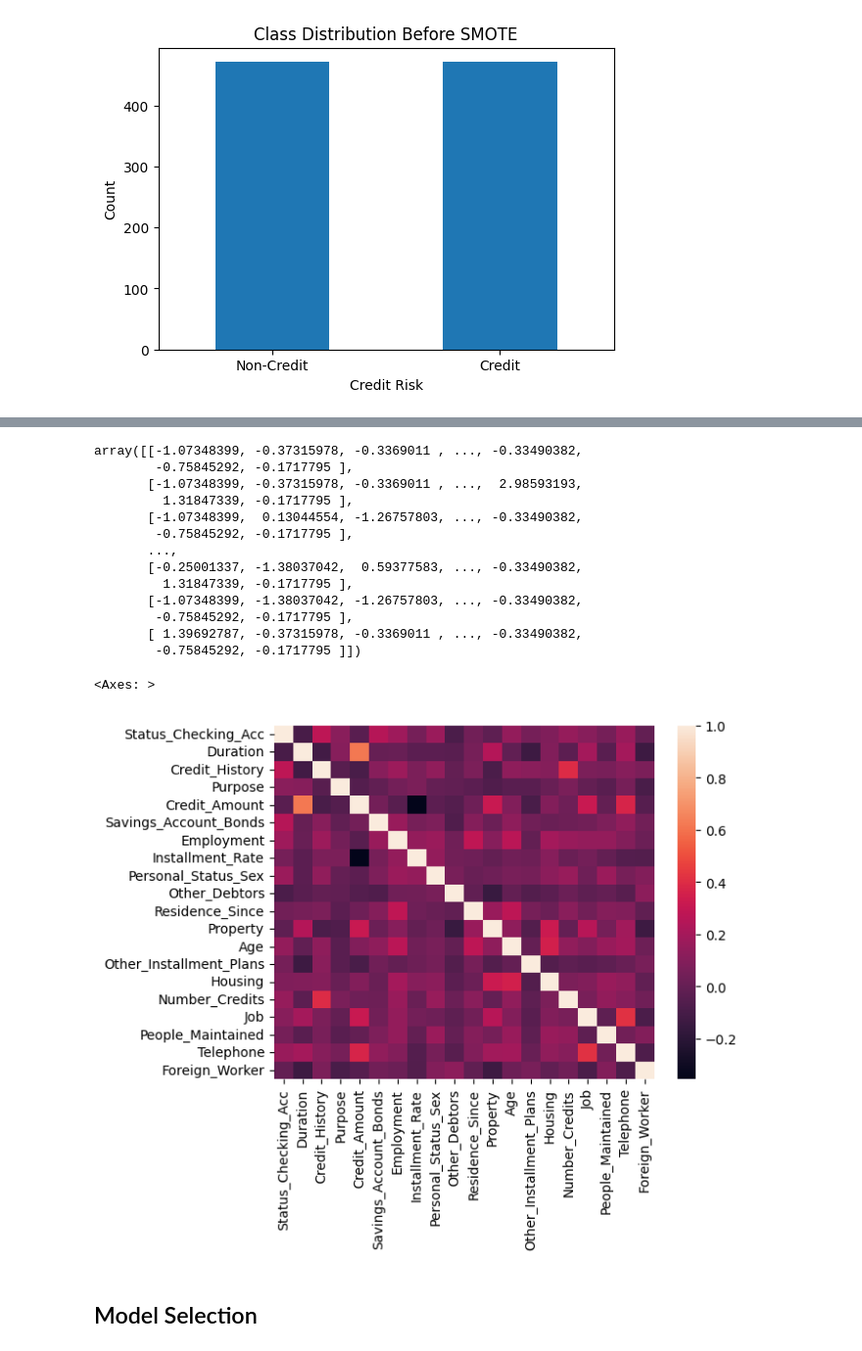
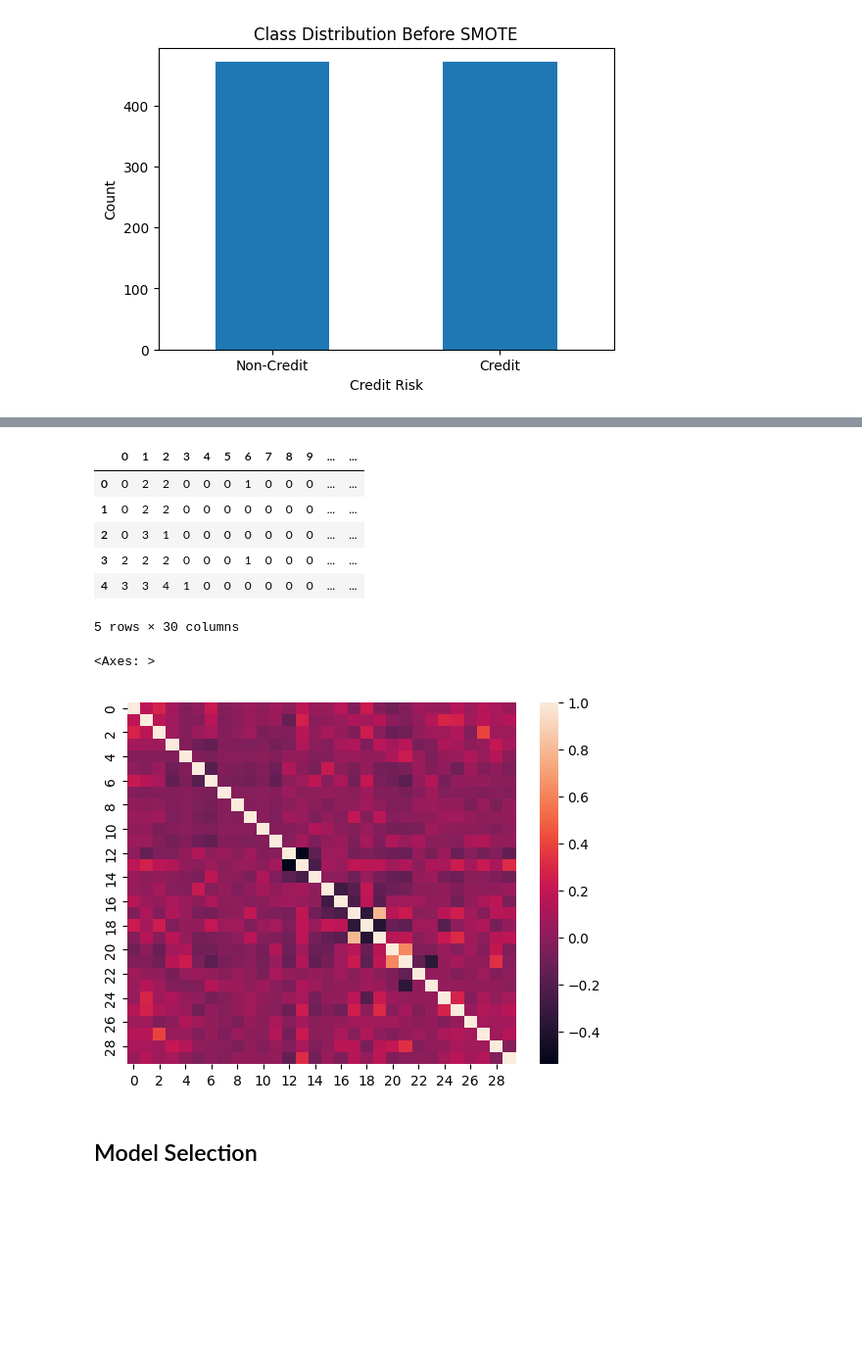
Before and after one commit to SEAFARI/ml-projects, a Jupyter notebook: german_credit_data.ipynb, the cells around one changed output, grey strips where cells are left out. Shown at 98% size. Drawn from its saved outputs; the diff is of its cells as text; code cells hidden in the pictures; blank space fills up the shorter version.

Commit message:
Add OHE, ordinal encoding, improve feature engineering

```diff
--- a/german_credit_data.ipynb
+++ b/german_credit_data.ipynb
@@ -156,0 +268,39 @@ X_test = X_test.astype(int)
+# %%
+from sklearn.preprocessing import OrdinalEncoder, OneHotEncoder
+from sklearn.compose import ColumnTransformer
+from sklearn.pipeline import Pipeline
+
+
+# Define features
+ordinal_cols = [
+    "Status_of_existing_checking_account",
+    "Present_employment_since",
+    "Credit_history"
+]
+
+nominal_cols = [
+    "Purpose",
+    "Personal_status_and_sex",
+    "Property",
+    "Housing",
+]
+
+custom_categories = [
+    ['A11', 'A12', 'A13', 'A14'],  # Status_of_existing_checking_account
+    ['A71', 'A72', 'A73', 'A74', 'A75'],  # Present_employment_since
+    ['A30', 'A31', 'A32', 'A33', 'A34']  # Credit_history
+]
+
+
+# ColumnTransformer
+preprocessor = ColumnTransformer(
+    transformers=[
+        ('ord', OrdinalEncoder(categories=custom_categories), ordinal_cols),
+        ('ohe', OneHotEncoder(drop='first'), nominal_cols)
+    ],
+    remainder='passthrough'
+)
+# %%
+## applying the column transformer
+X_train = preprocessor.fit_transform(X_train)
+X_test = preprocessor.transform(X_test)
@@ -179,6 +349,9 @@ plt.xticks(ticks=[0, 1], labels=['Non-Credit', 'Credit'], rotation = 0)
 plt.show()
 # %% [output]
 [figure]
+# %%
+X_train = pd.DataFrame(X_train).astype(int)
+X_test = pd.DataFrame(X_test).astype(int)
 # %%
 X_train.head()
 # %% [output]
@@ -191,29 +365,20 @@ X_train.head()
-# %%
-from sklearn.preprocessing import StandardScaler
-scaler = StandardScaler()
-scaler.fit_transform(X_train)
-scaler.transform(X_test)
-# %% [output]
-array([[-1.07348399, -0.37315978, -0.3369011 , ..., -0.33490382,
-        -0.75845292, -0.1717795 ],
-       [-1.07348399, -0.37315978, -0.3369011 , ...,  2.98593193,
-         1.31847339, -0.1717795 ],
-       [-1.07348399,  0.13044554, -1.26757803, ..., -0.33490382,
-        -0.75845292, -0.1717795 ],
-       ...,
-       [-0.25001337, -1.38037042,  0.59377583, ..., -0.33490382,
-         1.31847339, -0.1717795 ],
-       [-1.07348399, -1.38037042, -1.26757803, ..., -0.33490382,
-        -0.75845292, -0.1717795 ],
-       [ 1.39692787, -0.37315978, -0.3369011 , ..., -0.33490382,
-        -0.75845292, -0.1717795 ]])
+# %%
+X_test.head()
+# %% [output]
+|  | 0 | 1 | 2 | 3 | 4 | 5 | 6 | 7 | 8 | 9 | ... | ... |
+| 0 | 0 | 2 | 2 | 0 | 0 | 0 | 1 | 0 | 0 | 0 | ... | ... |
+| 1 | 0 | 2 | 2 | 0 | 0 | 0 | 0 | 0 | 0 | 0 | ... | ... |
+| 2 | 0 | 3 | 1 | 0 | 0 | 0 | 0 | 0 | 0 | 0 | ... | ... |
+| 3 | 2 | 2 | 2 | 0 | 0 | 0 | 1 | 0 | 0 | 0 | ... | ... |
+| 4 | 3 | 3 | 4 | 1 | 0 | 0 | 0 | 0 | 0 | 0 | ... | ... |
+5 rows × 30 columns
 # %%
 import seaborn as sns
-plt.figsize=(10,10)
+plt.figsize=(8,16)
 sns.heatmap(X_train.corr())
 # %% [output]
 <Axes: >
-[figure, old version]
+[figure, new version]
 # %% [markdown]
 ## Model Selection
 # %%
```
Also changed, not shown: parts of 38 cells of this notebook.
